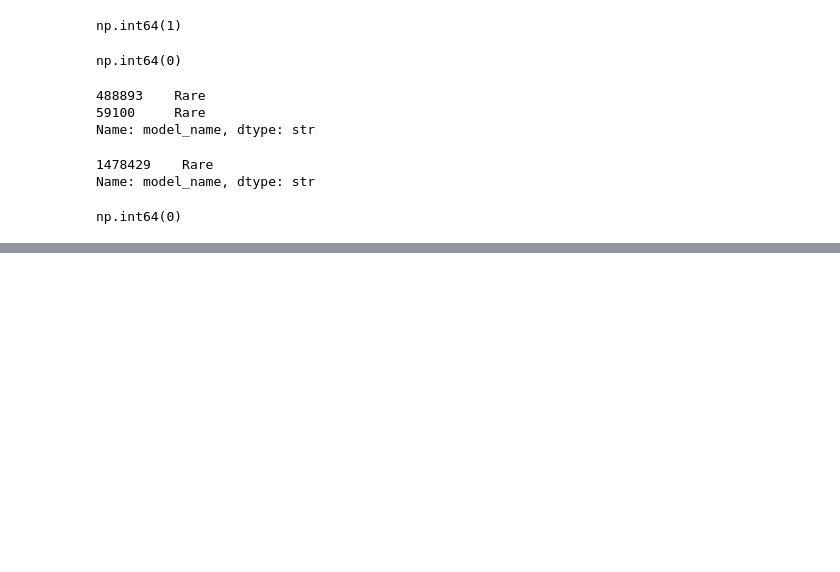
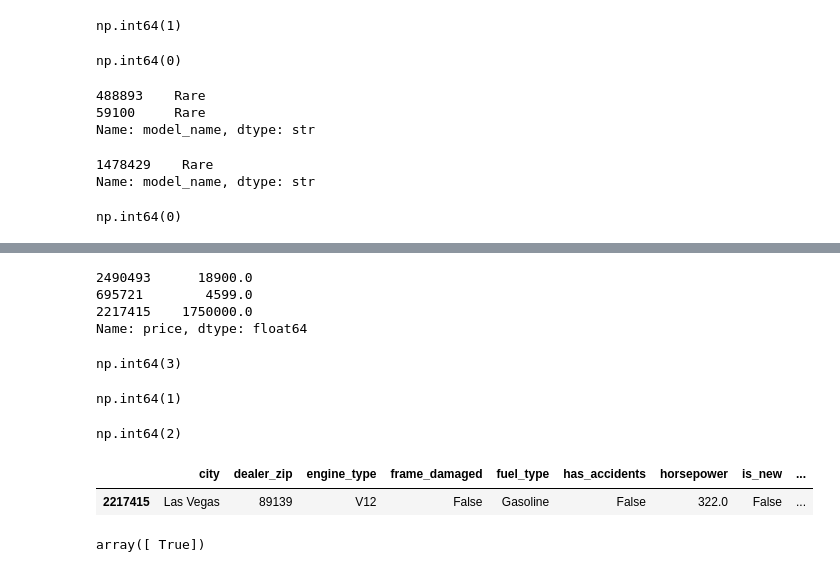
Before and after one commit to CaseyKiiza2026/vehicle-valuation-platform, a Jupyter notebook: notebooks/feature_engineering.ipynb, the cells around one changed output, grey strips where cells are left out. Drawn from its saved outputs; the diff is of its cells as text; code cells hidden in the pictures; blank space fills up the shorter version.

```diff
--- a/notebooks/feature_engineering.ipynb
+++ b/notebooks/feature_engineering.ipynb
@@ -3521,0 +3539,7 @@ np.int64(0)
+# %%
+y_train.loc[X_train["trim_name"] == "750iL RWD"]
+# %% [output]
+2490493      18900.0
+695721        4599.0
+2217415    1750000.0
+Name: price, dtype: float64
@@ -3521,0 +3550,26 @@ np.int64(0)
+# %%
+BMW_indices.isin(X_train.index).sum()
+# %% [output]
+np.int64(3)
+# %%
+BMW_indices.isin(X_val.index).sum()
+# %% [output]
+np.int64(1)
+# %%
+BMW_indices.isin(X_test.index).sum()
+# %% [output]
+np.int64(2)
+# %%
+bad_bmw = valid_prices.loc[
+    (valid_prices["trim_name"] == "750iL RWD") &
+    (valid_prices["price"] == 1750000)
+]
+
+bad_bmw
+# %% [output]
+|  | city | dealer_zip | engine_type | frame_damaged | fuel_type | has_accidents | horsepower | is_new | ... |
+| 2217415 | Las Vegas | 89139 | V12 | False | Gasoline | False | 322.0 | False | ... |
+# %%
+bad_bmw.index.isin(X_train.index)
+# %% [output]
+array([ True])
```
Also changed, not shown: parts of 4 cells of this notebook, 1 other file.
